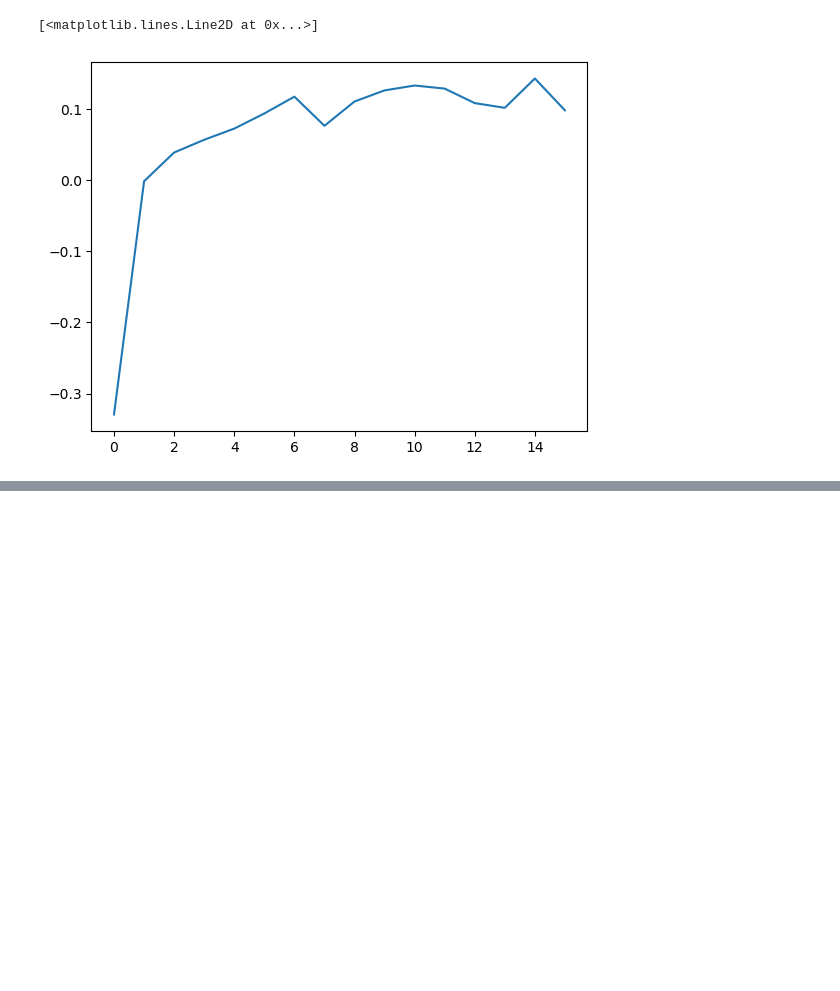
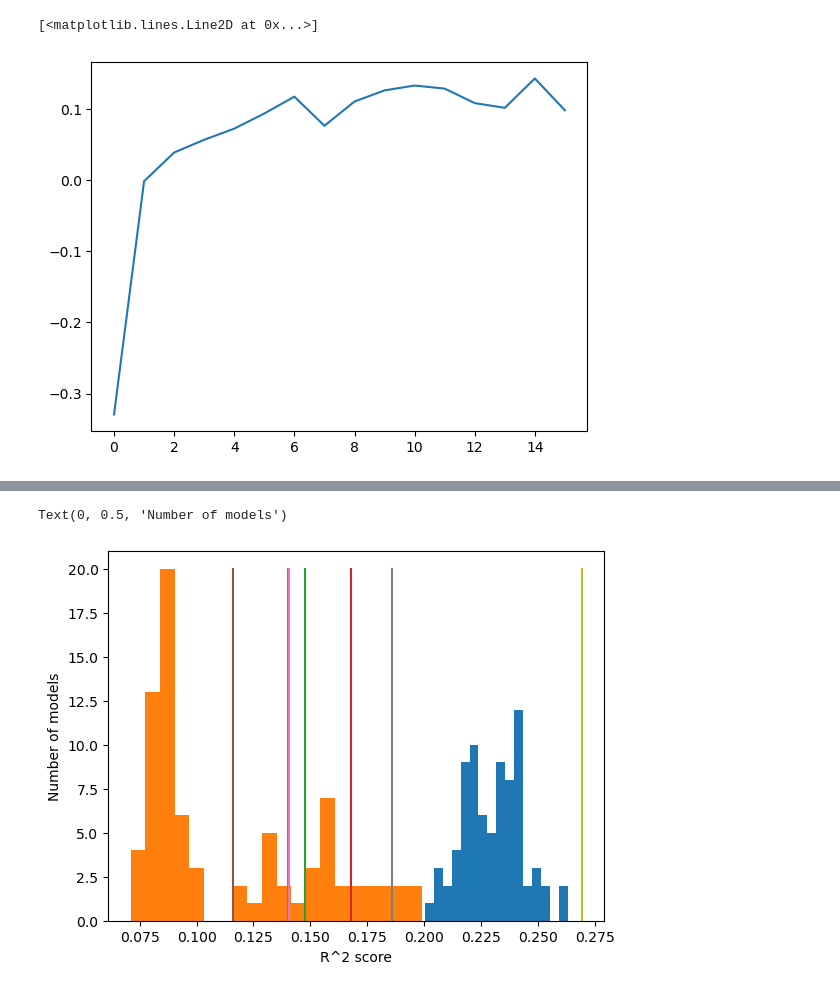
Before and after one commit to SarahHarvey/decoding-similarity, a Jupyter notebook: notebooks/linearRegR2_DNNS_algonauts.ipynb, the cells around one changed output, grey strips where cells are left out. Saved outputs shown, nothing was run; the diff lists cells and outputs as text; code cells hidden in the pictures; blank space fills up the shorter version.

```diff
--- a/notebooks/linearRegR2_DNNS_algonauts.ipynb
+++ b/notebooks/linearRegR2_DNNS_algonauts.ipynb
@@ -314,7 +369,7 @@ plt.plot(scores)
 # %%
 subjind = 0
 hemisphere = "both"  # lh, rh, or both
-areas_to_append = ["FFA-1"]
+areas_to_append = ["V1v"]
 
 
 areas = []
@@ -329,6 +384,6 @@ for area in areas_to_append:
 
 # all_areas = ["V1v", "V1d", "V2v", "V2d", "V3v", "V3d", "hV4", "EBA", "FBA-1", "FBA-2", "mTL-bodies", "OFA", "FFA-1", "FFA-2", "mTL-faces", "aTL-faces", "OPA", "PPA", "RSC", "OWFA", "VWFA-1", "VWFA-2", "mfs-words", "mTL-words", "early", "midventral", "midlateral", "midparietal", "ventral", "lateral", "parietal", "all-prf-visual", "all-bodies", "all-faces", "all-places", "all-words", "all-streams"]
 
-brain_target = brainData[0][areas[0]]
+brain_target = brainData[subjind][areas[0]]
 for area in areas[1:]:
-    brain_target = np.append(brain_target, brainData[0][area],axis=1)
+    brain_target = np.append(brain_target, brainData[subjind][area],axis=1)
@@ -341,8 +510,8 @@ for area in areas[1:]:
 
 # Load a saved representation
 
-model_names = avail_models
-model_names.remove("vit_h_14") #["alexnet", "resnet50", "vit_b_16"]
+model_names = avail_models[-2:]
+# model_names.remove("vit_h_14") #["alexnet", "resnet50", "vit_b_16"]
 
 N_models = len(model_names)
 
@@ -353,7 +522,7 @@ bestScores_update = {}
 
 for model_name in model_names:
     repDict = {}
-    with open('../reps/' + model_name + '_algonauts_shared_images.pkl', 'rb') as f:
+    with open('../reps/' + model_name + '_algonauts_shared_images_random_weights.pkl', 'rb') as f:
         new_reps = pickle.load(f)
         repDict.update(new_reps)
         print("loaded " + model_name)
@@ -408,13 +577,13 @@ for model_name in model_names:
 
     bestind = int(np.argmax(scores))
 
-    bestScores_update[model_name] = [list(repDict[model_name].keys())[bestind], scores[bestind] ]
+    bestScores_update[model_name + '_random'] = [list(repDict[model_name].keys())[bestind], scores[bestind] ]
 
-    with open('bestScores.pkl', 'rb') as f:
+    with open('bestScores_V1v_both.pkl', 'rb') as f:
         bestScores = pickle.load(f)
         bestScores.update(bestScores_update)
 
-    with open('bestScores.pkl', 'wb') as f:
+    with open('bestScores_V1v_both.pkl', 'wb') as f:
         pickle.dump(bestScores, f)
 
     print(model_name + " done")
@@ -441,5 +610,5 @@ alexnet prepped
 # %%
-with open('bestScores.pkl', 'rb') as f:
+with open('bestScores_V1v_both.pkl', 'rb') as f:
     saved_scores = pickle.load(f)
 
 saved_scores
@@ -447,0 +633,21 @@ saved_scores
+# %%
+scores = []
+for model in saved_scores.keys():
+    scores.append(saved_scores[model][1])
+# %%
+plt.hist(scores[:79],20)
+plt.hist(scores[79:-7],20)
+plt.plot( [scores[-1], scores[-1]],[0, 20])
+plt.plot( [scores[-2], scores[-2]],[0, 20])
+plt.plot( [scores[-3], scores[-3]],[0, 20])
+plt.plot( [scores[-4], scores[-4]],[0, 20])
+plt.plot( [scores[-5], scores[-5]],[0, 20])
+plt.plot( [scores[-6], scores[-6]],[0, 20])
+plt.plot( [scores[-7], scores[-7]],[0, 20])
+
+
+plt.xlabel('R^2 score')
+plt.ylabel('Number of models')
+# %% [output]
+Text(0, 0.5, 'Number of models')
+[figure, added]
```
Also changed, not shown: parts of 8 cells of this notebook, 1 other file.
